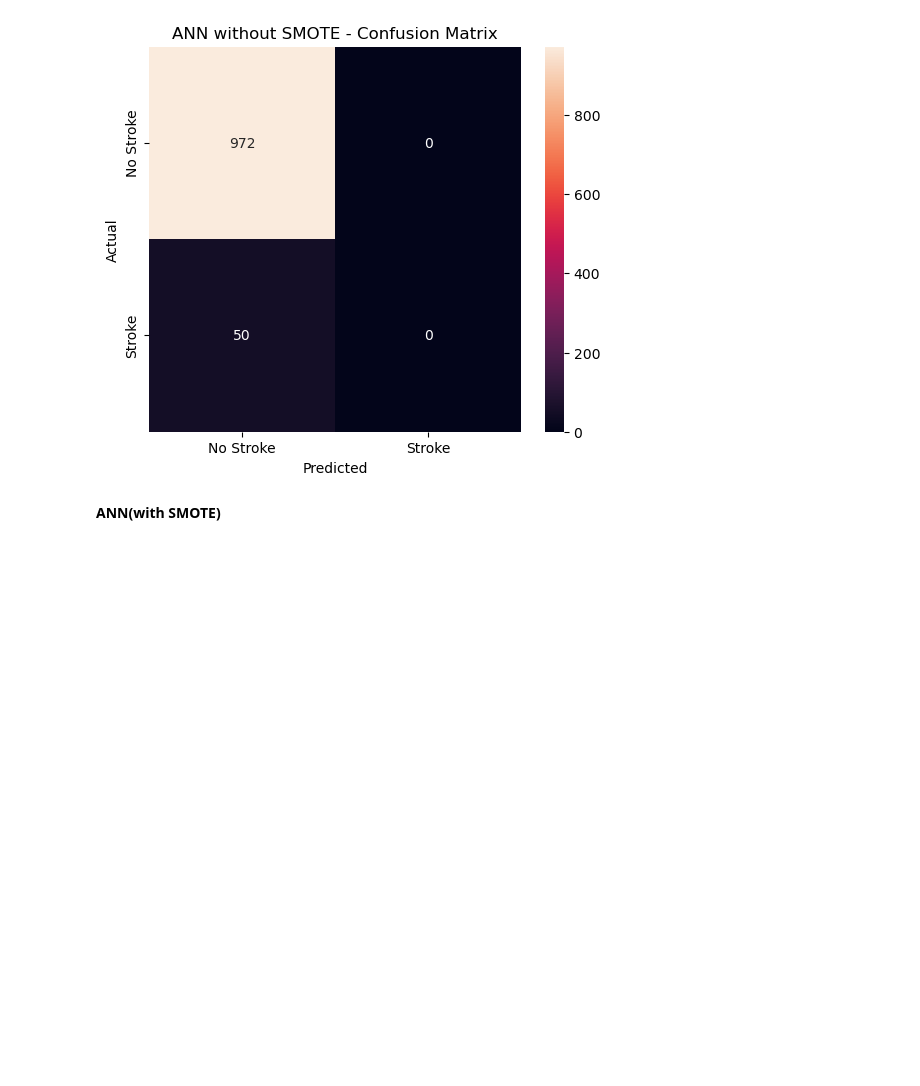
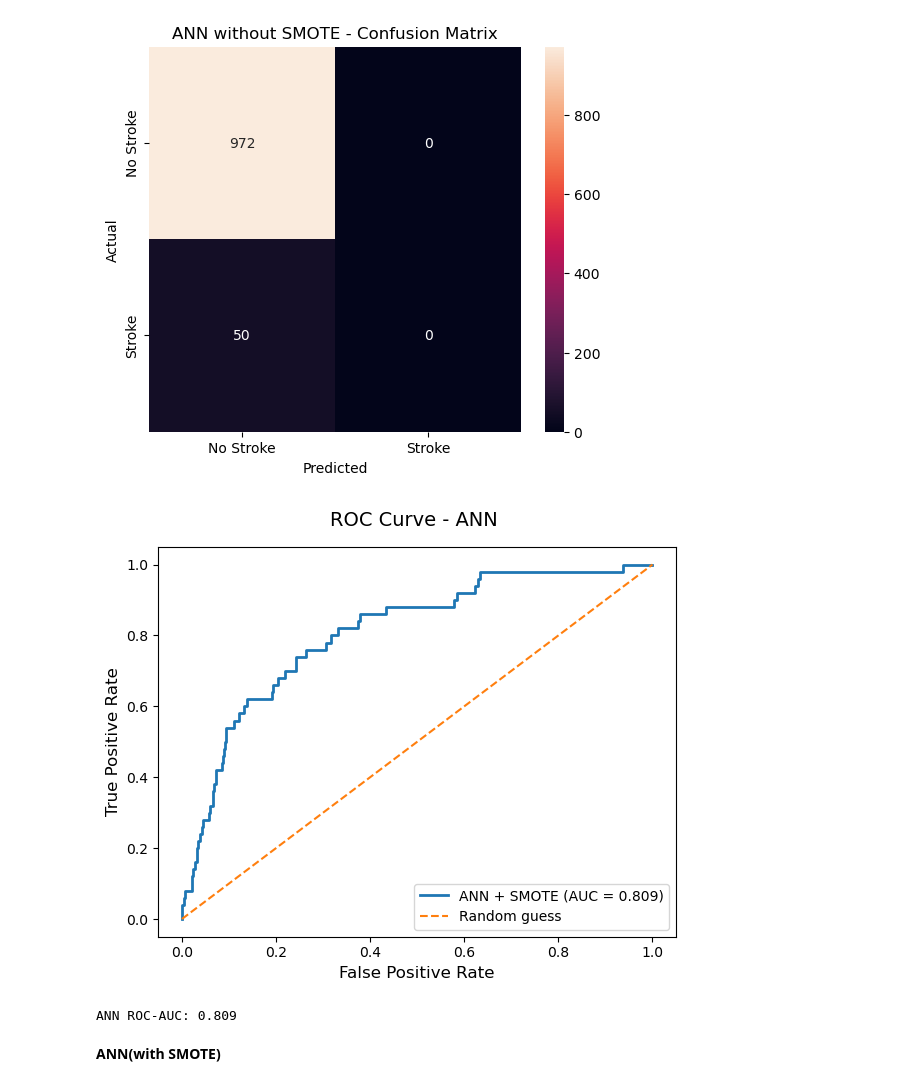
Before and after one commit to bn1ce/stroke_prediction, a Jupyter notebook: ANN.ipynb, the cells around one changed output. Saved outputs shown, nothing was run; the diff lists cells and outputs as text; code cells hidden in the pictures; blank space fills up the shorter version.

```diff
--- a/ANN.ipynb
+++ b/ANN.ipynb
@@ -678,6 +680,48 @@ plt.title('ANN without SMOTE - Confusion Matrix')
 plt.show()
 # %% [output]
 [figure]
+# %%
+# Get probability predictions from ANN
+y_pred_proba = model_non_smote.predict(X_test, verbose=0).ravel()
+
+# Calculate ROC curve
+fpr, tpr, _ = roc_curve(y_test, y_pred_proba)
+
+# Calculate AUC
+auc = roc_auc_score(y_test, y_pred_proba)
+
+# Plot ROC Curve
+plt.figure(figsize=(6, 5))
+
+plt.plot(
+    fpr,
+    tpr,
+    label=f"ANN + SMOTE (AUC = {auc:.3f})",
+    linewidth=2
+)
+
+plt.plot(
+    [0, 1],
+    [0, 1],
+    linestyle="--",
+    label="Random guess"
+)
+
+plt.title("ROC Curve - ANN ", pad=15, fontsize=14)
+
+plt.xlabel("False Positive Rate", fontsize=12)
+plt.ylabel("True Positive Rate", fontsize=12)
+
+plt.legend(loc="lower right")
+
+plt.tight_layout()
+
+plt.show()
+
+print(f"ANN ROC-AUC: {auc:.3f}")
+# %% [output]
+[figure, added]
+ANN ROC-AUC: 0.809
 # %% [markdown]
 **ANN(with SMOTE)**
 # %%
```
Also changed, not shown: parts of 4 cells of this notebook.
